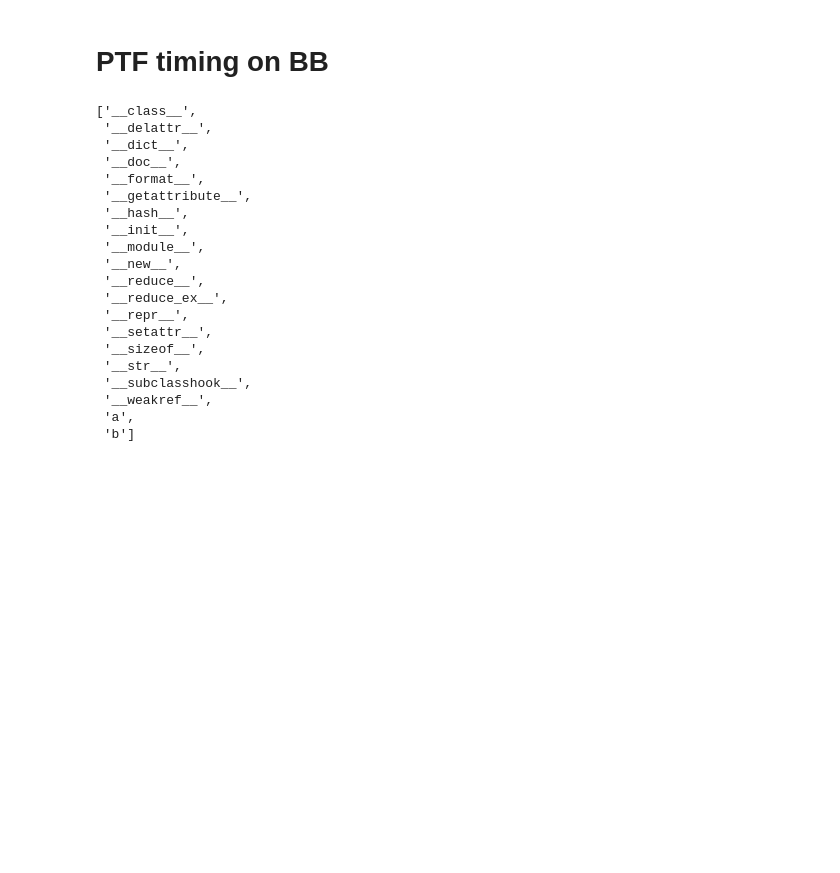
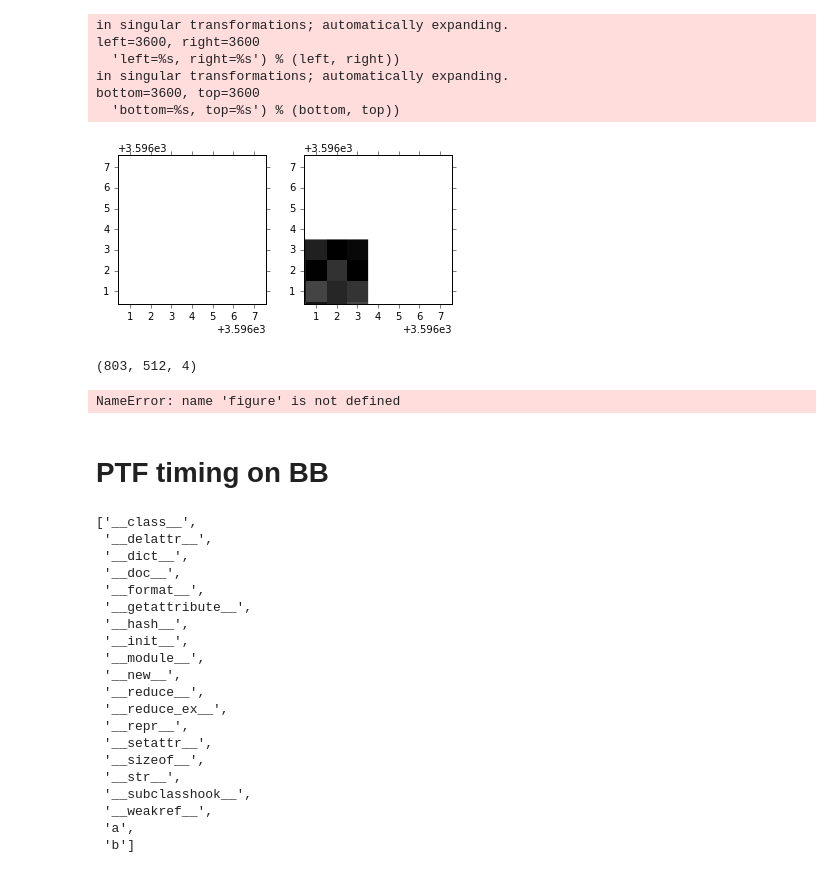
Before and after one commit to kaylanb/thesis_code, a Jupyter notebook: Testing.ipynb, the cells around one changed output. Cells and saved outputs as stored; diff of their text form; code cells hidden in the pictures; blank space fills up the shorter version.

```diff
--- a/Testing.ipynb
+++ b/Testing.ipynb
@@ -14,0 +80,44 @@ import plots
+# %%
+kwargs=dict(origin='lower',interpolation='nearest',cmap='gray')
+
+img=imread('../test.png')
+fig,ax=plt.subplots(1,2) #,sharey=True,sharex=True)
+plt.subplots_adjust(wspace=0.25) #,hspace=0.2)
+for i in range(2):
+    vis=True
+    if i == 0: vis=False
+    ax[i].imshow(img[:,:,0],visible=vis,**kwargs)
+    ax[i].imshow(np.zeros((1000,1000))+500.,extent=(2000,3000,2000,3000),**kwargs)
+    ax[i].tick_params(direction='out')
+    xy=img[:,:,0].shape
+    ax[i].set_xlim(xy[0],xy[1])
+    ax[i].set_ylim(xy[0],xy[1])
+# %% [output]
+in singular transformations; automatically expanding.
+left=3600, right=3600
+  'left=%s, right=%s') % (left, right))
+in singular transformations; automatically expanding.
+bottom=3600, top=3600
+  'bottom=%s, top=%s') % (bottom, top))
+[figure, added]
+# %%
+h.shape
+# %% [output]
+(803, 512, 4)
+# %%
+import matplotlib.cbook as cbook
+
+datafile = cbook.get_sample_data('ada.png')
+h = imread(datafile)[:,:,0]
+dpi = 100
+figsize = h.shape[0]/dpi, h.shape[1]/dpi
+
+figure(figsize=figsize)
+ax = axes([0,0,1,1], frameon=False)
+ax.set_axis_off()
+ax.set_xlim(0,2)
+ax.set_ylim(0,2)
+im = imshow(h, origin='upper',extent=[-2,4,-2,4])  # axes zoom in on portion of image
+im2 = imshow(h, origin='upper',extent=[0,.5,0,.5]) # image is a small inset on axes
+# %% [output]
+NameError: name 'figure' is not defined
```
Also changed, not shown: parts of 9 cells of this notebook.
